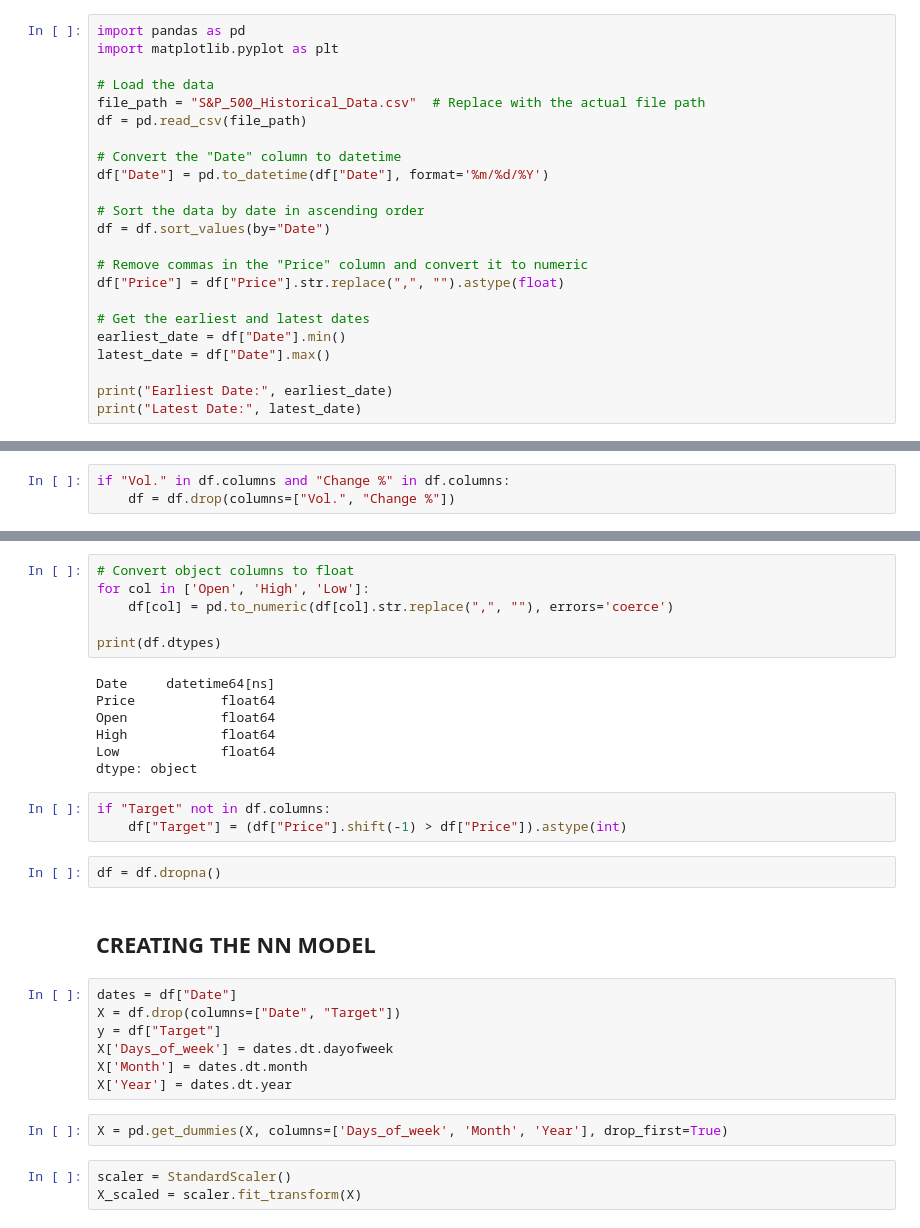
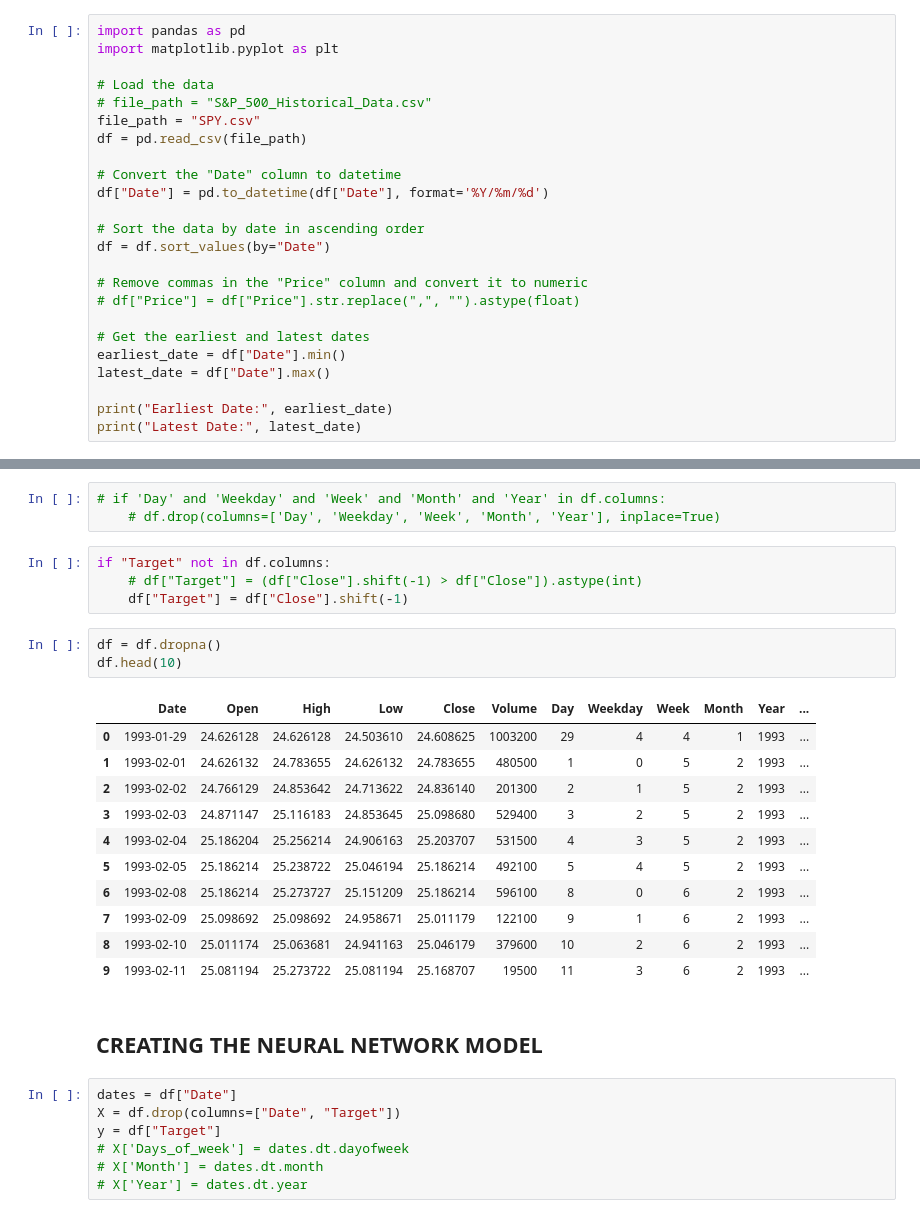
Before and after one commit to jason-701/FYP, a Jupyter notebook: stocks/mlp.ipynb, the cells around one changed output, grey strips where cells are left out. Cells and saved outputs as stored; diff of their text form.

Commit message:
price prediction kind of working

```diff
--- a/stocks/mlp.ipynb
+++ b/stocks/mlp.ipynb
@@ -11,17 +11,18 @@ import pandas as pd
 import matplotlib.pyplot as plt
 
 # Load the data
-file_path = "S&P_500_Historical_Data.csv"  # Replace with the actual file path
+# file_path = "S&P_500_Historical_Data.csv"
+file_path = "SPY.csv"
 df = pd.read_csv(file_path)
 
 # Convert the "Date" column to datetime
-df["Date"] = pd.to_datetime(df["Date"], format='%m/%d/%Y')
+df["Date"] = pd.to_datetime(df["Date"], format='%Y/%m/%d')
 
 # Sort the data by date in ascending order
 df = df.sort_values(by="Date")
 
 # Remove commas in the "Price" column and convert it to numeric
-df["Price"] = df["Price"].str.replace(",", "").astype(float)
+# df["Price"] = df["Price"].str.replace(",", "").astype(float)
 
 # Get the earliest and latest dates
 earliest_date = df["Date"].min()
@@ -72,6 +36,3 @@ for start, end in intervals:
-# %%
-if "Vol." in df.columns and "Change %" in df.columns:
-    df = df.drop(columns=["Vol.", "Change %"])
 # %%
 print(df.dtypes)
 # %% [output]
@@ -83,33 +50,32 @@ Low              object
 dtype: object
-# %%
-# Convert object columns to float
-for col in ['Open', 'High', 'Low']:
-    df[col] = pd.to_numeric(df[col].str.replace(",", ""), errors='coerce')
-
-print(df.dtypes)
-# %% [output]
-Date     datetime64[ns]
-Price           float64
-Open            float64
-High            float64
-Low             float64
-dtype: object
+# %%
+# if 'Day' and 'Weekday' and 'Week' and 'Month' and 'Year' in df.columns:
+    # df.drop(columns=['Day', 'Weekday', 'Week', 'Month', 'Year'], inplace=True)
 # %%
 if "Target" not in df.columns:
-    df["Target"] = (df["Price"].shift(-1) > df["Price"]).astype(int)
+    # df["Target"] = (df["Close"].shift(-1) > df["Close"]).astype(int)
+    df["Target"] = df["Close"].shift(-1)
 # %%
 df = df.dropna()
+df.head(10)
+# %% [output]
+|  | Date | Open | High | Low | Close | Volume | Day | Weekday | Week | Month | Year | ... |
+| 0 | 1993-01-29 | 24.626128 | 24.626128 | 24.503610 | 24.608625 | 1003200 | 29 | 4 | 4 | 1 | 1993 | ... |
+| 1 | 1993-02-01 | 24.626132 | 24.783655 | 24.626132 | 24.783655 | 480500 | 1 | 0 | 5 | 2 | 1993 | ... |
+| 2 | 1993-02-02 | 24.766129 | 24.853642 | 24.713622 | 24.836140 | 201300 | 2 | 1 | 5 | 2 | 1993 | ... |
+| 3 | 1993-02-03 | 24.871147 | 25.116183 | 24.853645 | 25.098680 | 529400 | 3 | 2 | 5 | 2 | 1993 | ... |
+| 4 | 1993-02-04 | 25.186204 | 25.256214 | 24.906163 | 25.203707 | 531500 | 4 | 3 | 5 | 2 | 1993 | ... |
+| 5 | 1993-02-05 | 25.186214 | 25.238722 | 25.046194 | 25.186214 | 492100 | 5 | 4 | 5 | 2 | 1993 | ... |
+| 6 | 1993-02-08 | 25.186214 | 25.273727 | 25.151209 | 25.186214 | 596100 | 8 | 0 | 6 | 2 | 1993 | ... |
+| 7 | 1993-02-09 | 25.098692 | 25.098692 | 24.958671 | 25.011179 | 122100 | 9 | 1 | 6 | 2 | 1993 | ... |
+| 8 | 1993-02-10 | 25.011174 | 25.063681 | 24.941163 | 25.046179 | 379600 | 10 | 2 | 6 | 2 | 1993 | ... |
+| 9 | 1993-02-11 | 25.081194 | 25.273722 | 25.081194 | 25.168707 | 19500 | 11 | 3 | 6 | 2 | 1993 | ... |
 # %% [markdown]
-## CREATING THE NN MODEL
+## CREATING THE NEURAL NETWORK MODEL
 # %%
 dates = df["Date"]
 X = df.drop(columns=["Date", "Target"])
 y = df["Target"]
-X['Days_of_week'] = dates.dt.dayofweek
-X['Month'] = dates.dt.month
-X['Year'] = dates.dt.year
+# X['Days_of_week'] = dates.dt.dayofweek
+# X['Month'] = dates.dt.month
+# X['Year'] = dates.dt.year
-# %%
-X = pd.get_dummies(X, columns=['Days_of_week', 'Month', 'Year'], drop_first=True)
-# %%
-scaler = StandardScaler()
-X_scaled = scaler.fit_transform(X)
```
Also changed, not shown: parts of 16 cells of this notebook, 2 other files.
